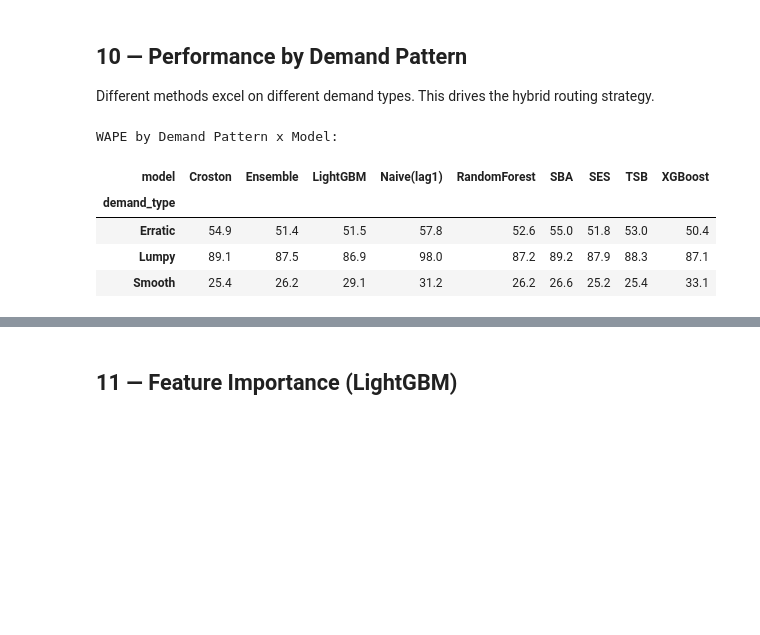
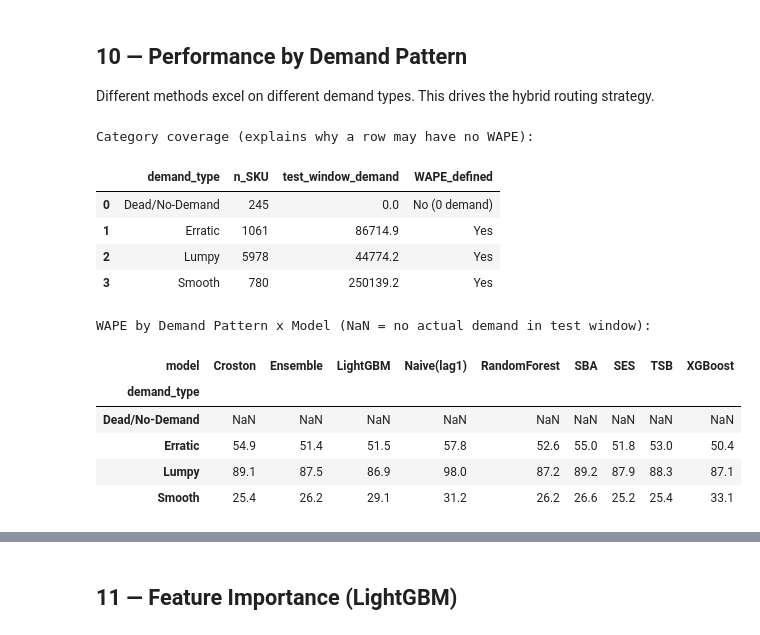
Before and after one commit to Maestro12345-hoax/gic, a Jupyter notebook: improved/final_v2.ipynb, the cells around one changed output, grey strips where cells are left out. Cells and saved outputs as stored; diff of their text form; code cells hidden in the pictures; blank space fills up the shorter version.

```diff
--- a/improved/final_v2.ipynb
+++ b/improved/final_v2.ipynb
@@ -201,6 +201,7 @@ mean_dem = demand.mean(axis=1)
 std_dem = demand.std(axis=1)
 nz_mask = mean_dem > 0
 cv = np.where(nz_mask, std_dem / np.where(nz_mask, mean_dem, 1.0), 0.0)
+nonzero_counts = (demand > 0).sum(axis=1)   # how many of the 37 months had demand
 
 def compute_adi(ts):
     nz = np.where(ts > 0)[0]
@@ -209,11 +210,19 @@ def compute_adi(ts):
 adi = np.array([compute_adi(demand[i]) for i in range(len(demand))])
 cv2 = cv ** 2
 
+# Syntetos-Boylan classification for parts that actually move:
 demand_type = np.where(
     adi >= 1.32,
     np.where(cv2 >= 0.49, "Lumpy", "Intermittent"),
     np.where(cv2 >= 0.49, "Erratic", "Smooth"),
 )
+
+# IMPORTANT: a part with ZERO demand across all 37 months is NOT "intermittent"
+# in any useful sense - it is dead / obsolete. The raw SB formula mislabels these
+# as "Intermittent" (an all-zero series gets ADI=37 -> rare, and CV2=0 -> consistent).
+# We label them explicitly as "Dead/No-Demand" so they do not pollute the
+# Intermittent bucket and so the per-pattern table is honest.
+demand_type = np.where(nonzero_counts == 0, "Dead/No-Demand", demand_type)
 
 meta["zero_rate"] = zero_rate
 meta["mean_demand"] = mean_dem
@@ -223,6 +232,9 @@ meta["demand_type"] = demand_type
 
 print("Demand pattern counts:")
 print(pd.Series(demand_type).value_counts())
-print(f"\n{(demand_type == 'Lumpy').mean():.1%} of SKUs are Lumpy (hardest to forecast)")
+print(f"\n{(nonzero_counts == 0).sum():,} SKUs are Dead/No-Demand (zero demand in all 37 months)")
+print(f"{(demand_type == 'Lumpy').mean():.1%} of SKUs are Lumpy (hardest ACTIVE pattern to forecast)")
+print("\nNote: no ACTIVE SKU falls in the SB 'Intermittent' quadrant here - active")
+print("intermittent parts have variable order sizes (CV2 >= 0.49), so they land in 'Lumpy'.")
 # %% [output]
 Demand pattern counts:
@@ -487,13 +503,11 @@ def compute_metrics(actual, forecast, naive_scale, cost=None):
     mase_series = mae_series / naive_scale
     mase_med = float(np.median(mase_series))
     bias = (forecast - actual).sum() / actual.sum() * 100 if actual.sum() > 0 else np.nan
-    # MAPE per team convention: zero-actual months contribute 0% error.
-    safe_actual = np.where(actual > 0, actual, 1.0)
-    cell_pct = np.where(actual > 0, np.abs(actual - forecast) / safe_actual, 0.0)
-    mape = float(cell_pct.mean() * 100)
+    nz = actual > 0
+    mape_nz = float(np.abs((actual[nz] - forecast[nz]) / actual[nz]).mean() * 100) if nz.any() else np.nan
     return {"WAPE": round(wape, 2), "vWAPE": round(vwape, 2),
             "MASE_med": round(mase_med, 3), "Bias%": round(bias, 2),
-            "MAPE": round(mape, 2), "MAE": round(float(mae_series.mean()), 4),
+            "MAPE_nz": round(mape_nz, 1), "MAE": round(float(mae_series.mean()), 4),
             "RMSE": round(float(np.sqrt(((actual - forecast) ** 2).mean())), 4)}
 
 print("Metrics functions defined.")
@@ -623,21 +637,44 @@ Different methods excel on different demand types. This drives the hybrid routin
 # %%
 pattern_results = []
 for patt in sorted(meta["demand_type"].unique()):
     mask = (meta["demand_type"] == patt).values
     for name, preds in all_preds.items():
         m = compute_metrics(actual_test[mask], preds[mask], naive_scales[mask], cost[mask])
         m["demand_type"] = patt; m["model"] = name; m["n_sku"] = int(mask.sum())
         pattern_results.append(m)
 
 patt_df = pd.DataFrame(pattern_results)
-pivot_wape = patt_df.pivot_table(index="demand_type", columns="model", values="WAPE")
-print("WAPE by Demand Pattern x Model:")
+
+# Coverage table - shows EVERY category so nothing is silently hidden.
+# (WAPE = sum|err| / sum(actual) is undefined when a group has 0 demand in the
+#  test window, which is why such a row would otherwise vanish from the pivot.)
+coverage = []
+for patt in sorted(meta["demand_type"].unique()):
+    mask = (meta["demand_type"] == patt).values
+    tot = float(actual_test[mask].sum())
+    coverage.append({"demand_type": patt, "n_SKU": int(mask.sum()),
+                     "test_window_demand": round(tot, 1),
+                     "WAPE_defined": "Yes" if tot > 0 else "No (0 demand)"})
+print("Category coverage (explains why a row may have no WAPE):")
+display(pd.DataFrame(coverage))
+
+# dropna=False keeps all rows visible even when WAPE is undefined (NaN).
+pivot_wape = patt_df.pivot_table(index="demand_type", columns="model",
+                                 values="WAPE", dropna=False)
+print("\nWAPE by Demand Pattern x Model (NaN = no actual demand in test window):")
 display(pivot_wape.round(1))
 # %% [output]
-WAPE by Demand Pattern x Model:
+Category coverage (explains why a row may have no WAPE):
-| model | Croston | Ensemble | LightGBM | Naive(lag1) | RandomForest | SBA | SES | TSB | XGBoost |
-| demand_type |  |  |  |  |  |  |  |  |  |
-| Erratic | 54.9 | 51.4 | 51.5 | 57.8 | 52.6 | 55.0 | 51.8 | 53.0 | 50.4 |
-| Lumpy | 89.1 | 87.5 | 86.9 | 98.0 | 87.2 | 89.2 | 87.9 | 88.3 | 87.1 |
-| Smooth | 25.4 | 26.2 | 29.1 | 31.2 | 26.2 | 26.6 | 25.2 | 25.4 | 33.1 |
+|  | demand_type | n_SKU | test_window_demand | WAPE_defined |
+| 0 | Dead/No-Demand | 245 | 0.0 | No (0 demand) |
+| 1 | Erratic | 1061 | 86714.9 | Yes |
+| 2 | Lumpy | 5978 | 44774.2 | Yes |
+| 3 | Smooth | 780 | 250139.2 | Yes |
+WAPE by Demand Pattern x Model (NaN = no actual demand in test window):
+| model | Croston | Ensemble | LightGBM | Naive(lag1) | RandomForest | SBA | SES | TSB | XGBoost |
+| demand_type |  |  |  |  |  |  |  |  |  |
+| Dead/No-Demand | NaN | NaN | NaN | NaN | NaN | NaN | NaN | NaN | NaN |
+| Erratic | 54.9 | 51.4 | 51.5 | 57.8 | 52.6 | 55.0 | 51.8 | 53.0 | 50.4 |
+| Lumpy | 89.1 | 87.5 | 86.9 | 98.0 | 87.2 | 89.2 | 87.9 | 88.3 | 87.1 |
+| Smooth | 25.4 | 26.2 | 29.1 | 31.2 | 26.2 | 26.6 | 25.2 | 25.4 | 33.1 |
 # %%
```
Also changed, not shown: parts of 39 cells of this notebook, 2 other files.
